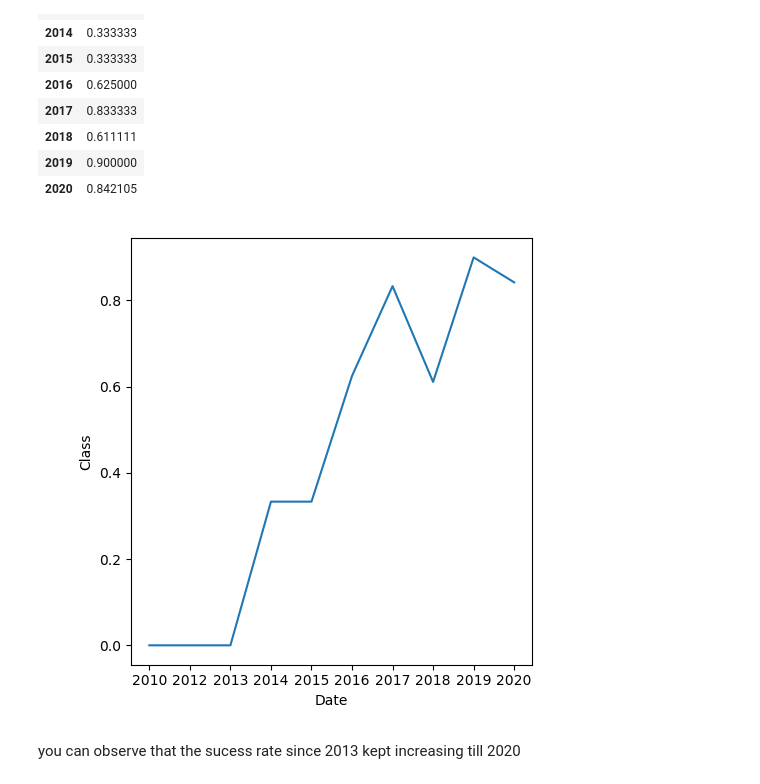
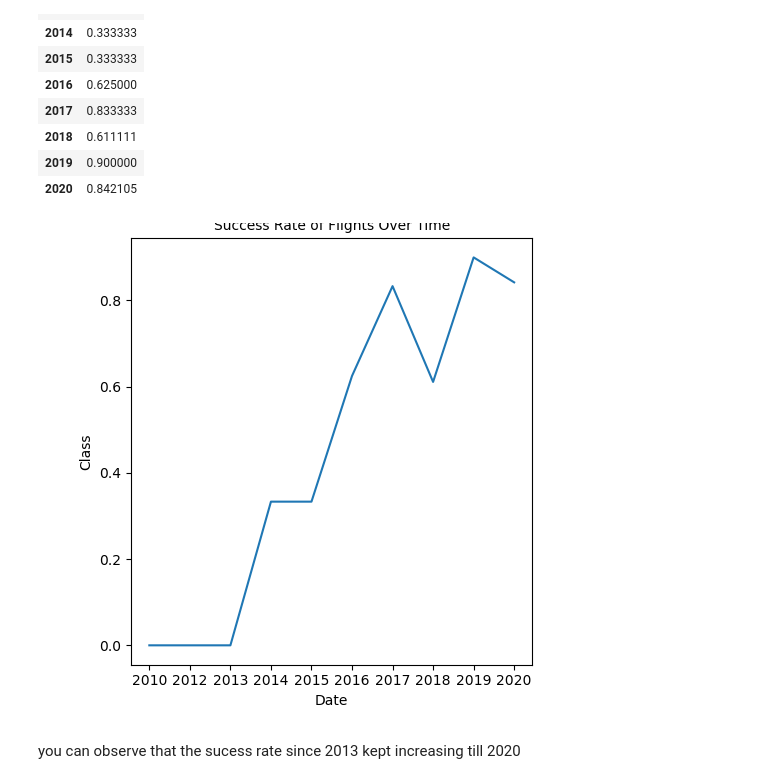
Before and after one commit to gdlovett/ibm-datascience-cert, a Jupyter notebook: jupyter-labs-eda-dataviz.ipynb.jupyterlite.ipynb, the cells around one changed output. Drawn from its saved outputs; the diff is of its cells as text; code cells hidden in the pictures.

```diff
--- a/jupyter-labs-eda-dataviz.ipynb.jupyterlite.ipynb
+++ b/jupyter-labs-eda-dataviz.ipynb.jupyterlite.ipynb
@@ -252,9 +251,10 @@ df_success_by_year
 # %%
 # Plot a line chart with x axis to be the extracted year and y axis to be the success rate
 sns.lineplot(data=df_success_by_year, x='Date', y='Class')
+plt.title('Success Rate of Flights Over Time', fontsize=10)
 plt.show()
 # %% [output]
-[figure, old version]
+[figure, new version]
 # %% [markdown]
 you can observe that the sucess rate since 2013 kept increasing till 2020
 # %%
```
Also changed, not shown: parts of 5 cells of this notebook.
